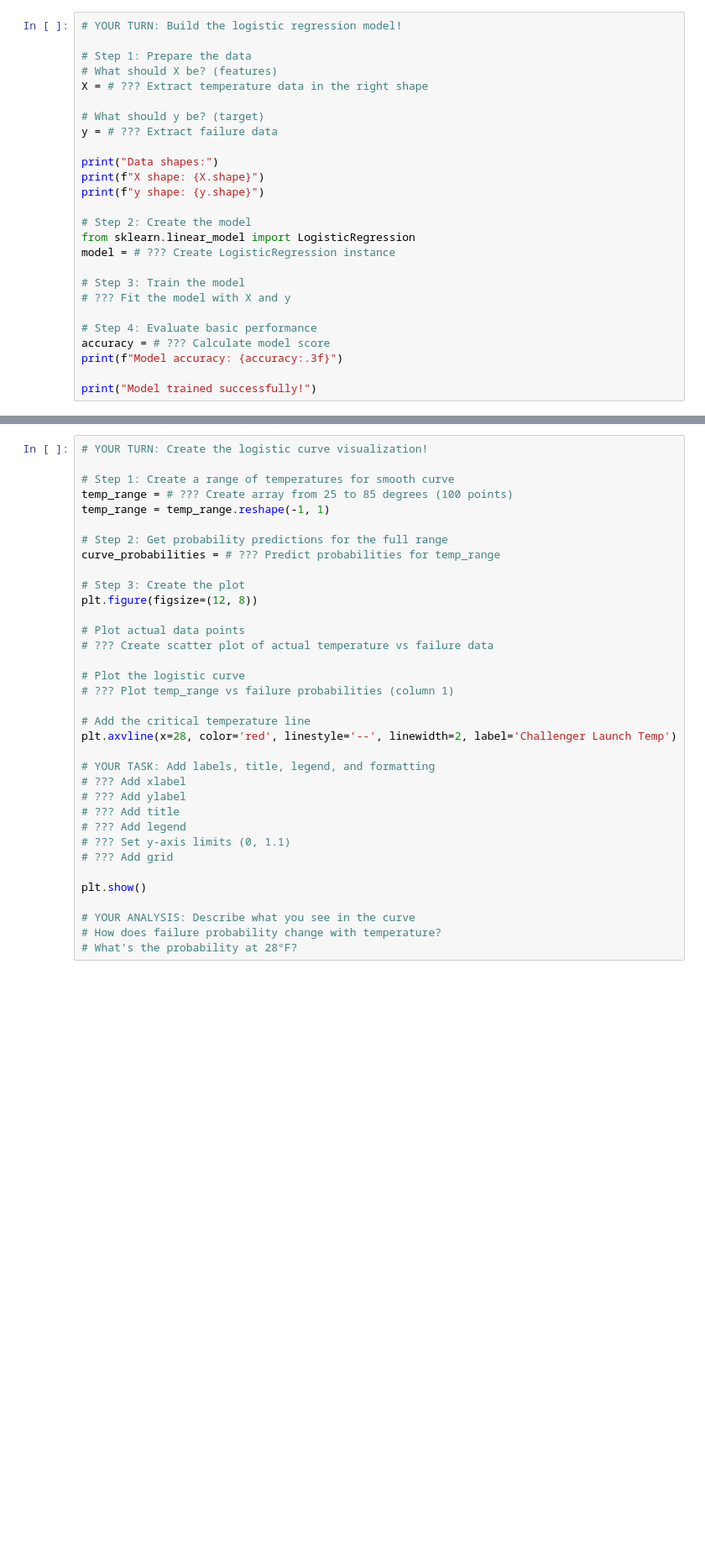
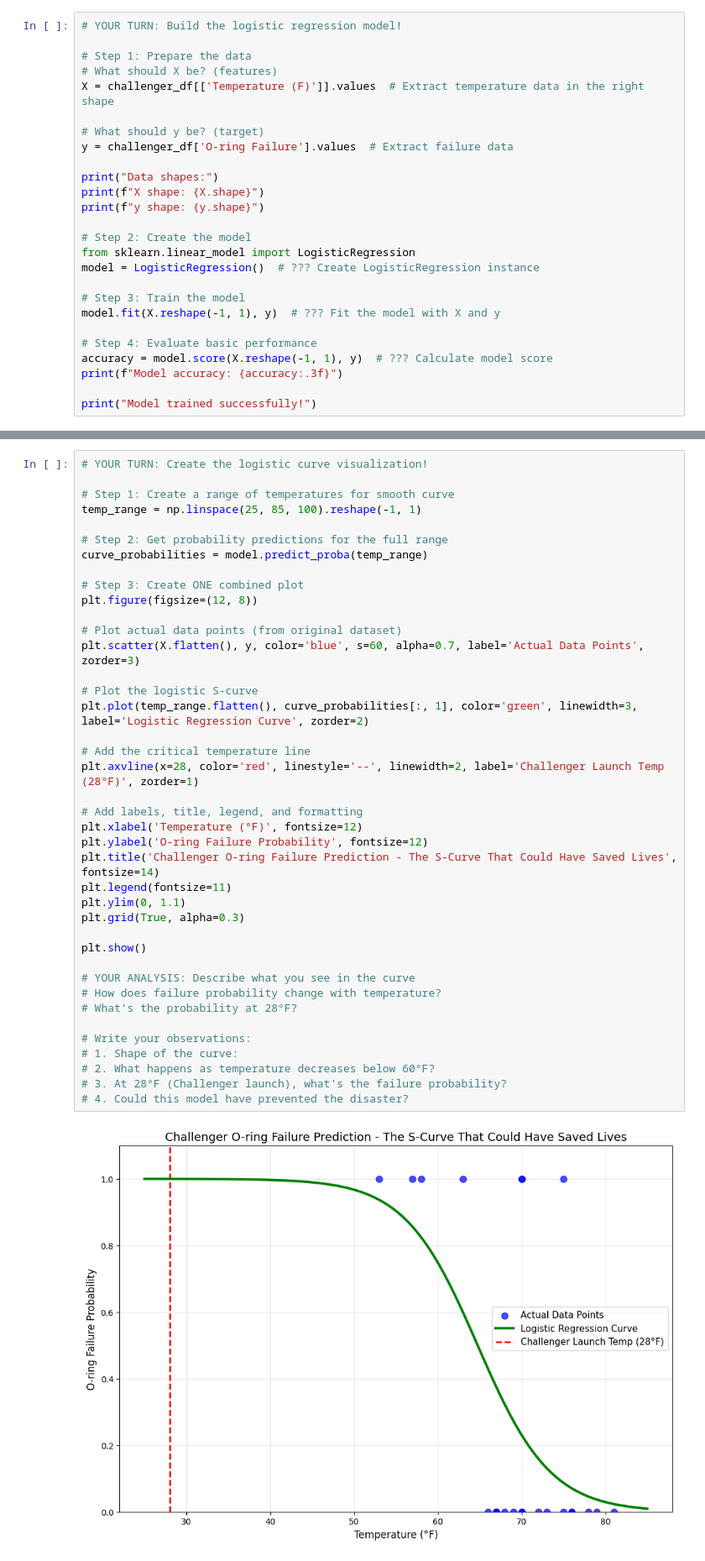
Before and after one commit to gusgoes/Machine-Learning, a Jupyter notebook: week3/LogisticRegressionLearning.ipynb, the cells around one changed output, grey strips where cells are left out. Shown at 84% size. Cells and saved outputs as stored; diff of their text form; blank space fills up the shorter version.

```diff
--- a/week3/LogisticRegressionLearning.ipynb
+++ b/week3/LogisticRegressionLearning.ipynb
@@ -185,10 +225,10 @@ print("Critical thinking complete! Ready for logistic regression.")
 
 # Step 1: Prepare the data
 # What should X be? (features)
-X = # ??? Extract temperature data in the right shape
+X = challenger_df[['Temperature (F)']].values  # Extract temperature data in the right shape
 
 # What should y be? (target)
-y = # ??? Extract failure data
+y = challenger_df['O-ring Failure'].values  # Extract failure data
 
 print("Data shapes:")
 print(f"X shape: {X.shape}")
@@ -196,13 +236,13 @@ print(f"y shape: {y.shape}")
 
 # Step 2: Create the model
 from sklearn.linear_model import LogisticRegression
-model = # ??? Create LogisticRegression instance
+model = LogisticRegression()  # ??? Create LogisticRegression instance
 
 # Step 3: Train the model
-# ??? Fit the model with X and y
+model.fit(X.reshape(-1, 1), y)  # ??? Fit the model with X and y
 
 # Step 4: Evaluate basic performance
-accuracy = # ??? Calculate model score
+accuracy = model.score(X.reshape(-1, 1), y)  # ??? Calculate model score
 print(f"Model accuracy: {accuracy:.3f}")
 
 print("Model trained successfully!")
@@ -261,35 +319,42 @@ print(f"Failure probability: {failure_probability[0][1]:.3f}")
 # %%
 # YOUR TURN: Create the logistic curve visualization!
 
 # Step 1: Create a range of temperatures for smooth curve
-temp_range = # ??? Create array from 25 to 85 degrees (100 points)
-temp_range = temp_range.reshape(-1, 1)
+temp_range = np.linspace(25, 85, 100).reshape(-1, 1)
 
 # Step 2: Get probability predictions for the full range
-curve_probabilities = # ??? Predict probabilities for temp_range
+curve_probabilities = model.predict_proba(temp_range)
 
-# Step 3: Create the plot
+# Step 3: Create ONE combined plot
 plt.figure(figsize=(12, 8))
 
-# Plot actual data points
-# ??? Create scatter plot of actual temperature vs failure data
+# Plot actual data points (from original dataset)
+plt.scatter(X.flatten(), y, color='blue', s=60, alpha=0.7, label='Actual Data Points', zorder=3)
 
-# Plot the logistic curve
-# ??? Plot temp_range vs failure probabilities (column 1)
+# Plot the logistic S-curve
+plt.plot(temp_range.flatten(), curve_probabilities[:, 1], color='green', linewidth=3, label='Logistic Regression Curve', zorder=2)
 
 # Add the critical temperature line
-plt.axvline(x=28, color='red', linestyle='--', linewidth=2, label='Challenger Launch Temp')
+plt.axvline(x=28, color='red', linestyle='--', linewidth=2, label='Challenger Launch Temp (28°F)', zorder=1)
 
-# YOUR TASK: Add labels, title, legend, and formatting
-# ??? Add xlabel
-# ??? Add ylabel
-# ??? Add title
-# ??? Add legend
-# ??? Set y-axis limits (0, 1.1)
-# ??? Add grid
+# Add labels, title, legend, and formatting
+plt.xlabel('Temperature (°F)', fontsize=12)
+plt.ylabel('O-ring Failure Probability', fontsize=12)
+plt.title('Challenger O-ring Failure Prediction - The S-Curve That Could Have Saved Lives', fontsize=14)
+plt.legend(fontsize=11)
+plt.ylim(0, 1.1)
+plt.grid(True, alpha=0.3)
 
 plt.show()
 
 # YOUR ANALYSIS: Describe what you see in the curve
 # How does failure probability change with temperature?
 # What's the probability at 28°F?
+
+# Write your observations:
+# 1. Shape of the curve:
+# 2. What happens as temperature decreases below 60°F?
+# 3. At 28°F (Challenger launch), what's the failure probability?
+# 4. Could this model have prevented the disaster?
+# %% [output]
+[figure, added]
```
Also changed, not shown: parts of 7 cells of this notebook, 1 other file.
